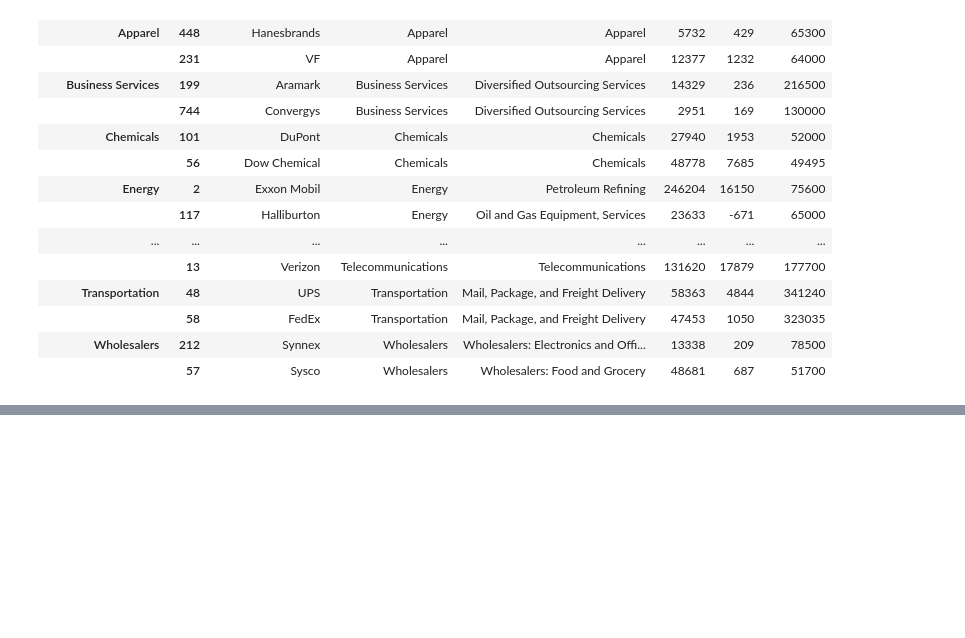
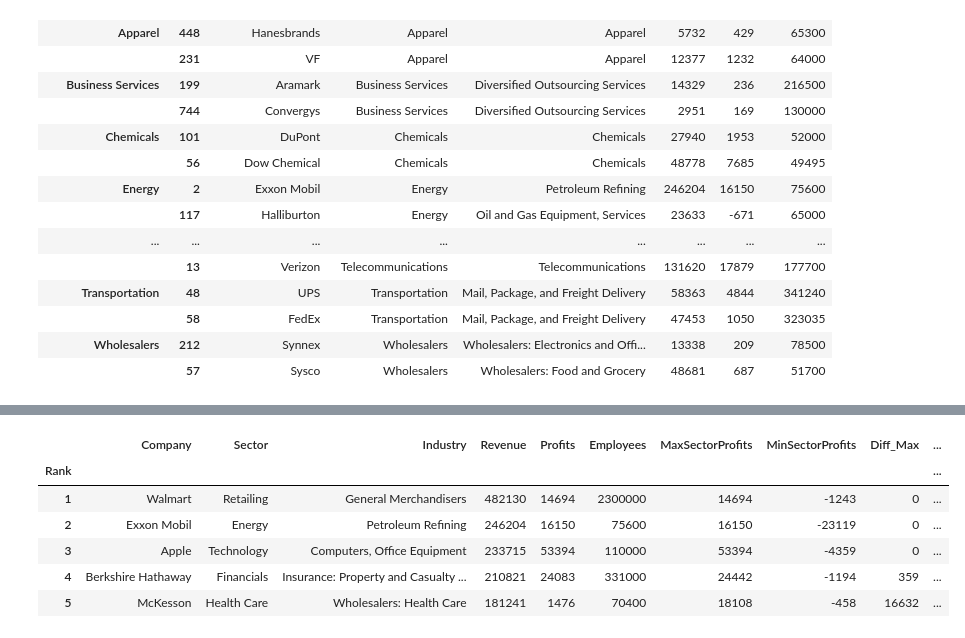
Before and after one commit to Lucas01iveira/Data-Engineering, a Jupyter notebook: Data Analysis with Pandas and Python/materials/pandas/Incomplete/09 - The GroupBy Object.ipynb, the cells around one changed output, grey strips where cells are left out. Saved outputs shown, nothing was run; the diff lists cells and outputs as text; code cells hidden in the pictures; blank space fills up the shorter version.

```diff
--- a/Data Analysis with Pandas and Python/materials/pandas/Incomplete/09 - The GroupBy Object.ipynb
+++ b/Data Analysis with Pandas and Python/materials/pandas/Incomplete/09 - The GroupBy Object.ipynb
@@ -387,0 +569,13 @@ sectors.apply(lambda nested_df: nested_df.nlargest(2, 'Employees')) # since "eac
+# %%
+#8) For each sector, calculate the difference between the maximum and minimum profits among companies.
+
+max_profits_per_sector= fortune.groupby('Sector')['Profits'].max()
+min_profits_per_sector= fortune.groupby('Sector')['Profits'].min()
+
+fortune['MaxSectorProfits']= fortune.apply(lambda row: max_profits_per_sector[row['Sector']], axis= 'columns')
+fortune['MinSectorProfits']= fortune.apply(lambda row: min_profits_per_sector[row['Sector']], axis= 'columns')
+
+fortune['Diff_Max']= fortune.apply(lambda row: abs(row['Profits']-row['MaxSectorProfits']), axis= 'columns')
+fortune['Diff_Min']= fortune.apply(lambda row: abs(row['Profits']-row['MinSectorProfits']), axis= 'columns')
+
+fortune[['Sector', 'Company', 'Industry', 'Profits', 'MaxSectorProfits', 'MinSectorProfits', 'Diff_Max', 'Diff_Min']].sort_values(by= 'Sector').head()
@@ -387,0 +590,10 @@ sectors.apply(lambda nested_df: nested_df.nlargest(2, 'Employees')) # since "eac
+# %%
+fortune.head()
+# %% [output]
+|  | Company | Sector | Industry | Revenue | Profits | Employees | MaxSectorProfits | MinSectorProfits | Diff_Max | ... |
+| Rank |  |  |  |  |  |  |  |  |  | ... |
+| 1 | Walmart | Retailing | General Merchandisers | 482130 | 14694 | 2300000 | 14694 | -1243 | 0 | ... |
+| 2 | Exxon Mobil | Energy | Petroleum Refining | 246204 | 16150 | 75600 | 16150 | -23119 | 0 | ... |
+| 3 | Apple | Technology | Computers, Office Equipment | 233715 | 53394 | 110000 | 53394 | -4359 | 0 | ... |
+| 4 | Berkshire Hathaway | Financials | Insurance: Property and Casualty ... | 210821 | 24083 | 331000 | 24442 | -1194 | 359 | ... |
+| 5 | McKesson | Health Care | Wholesalers: Health Care | 181241 | 1476 | 70400 | 18108 | -458 | 16632 | ... |
```
Also changed, not shown: parts of 16 cells of this notebook.
